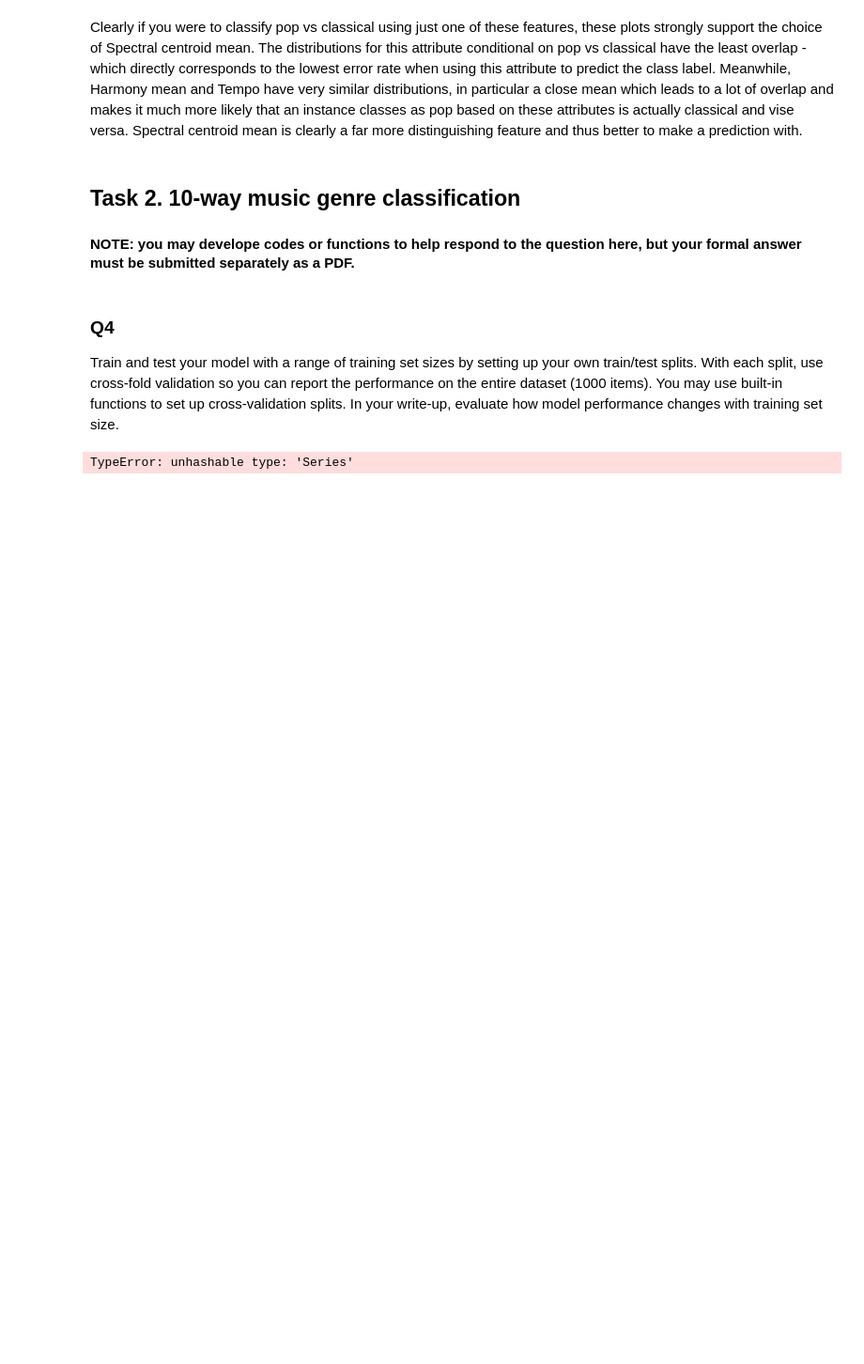
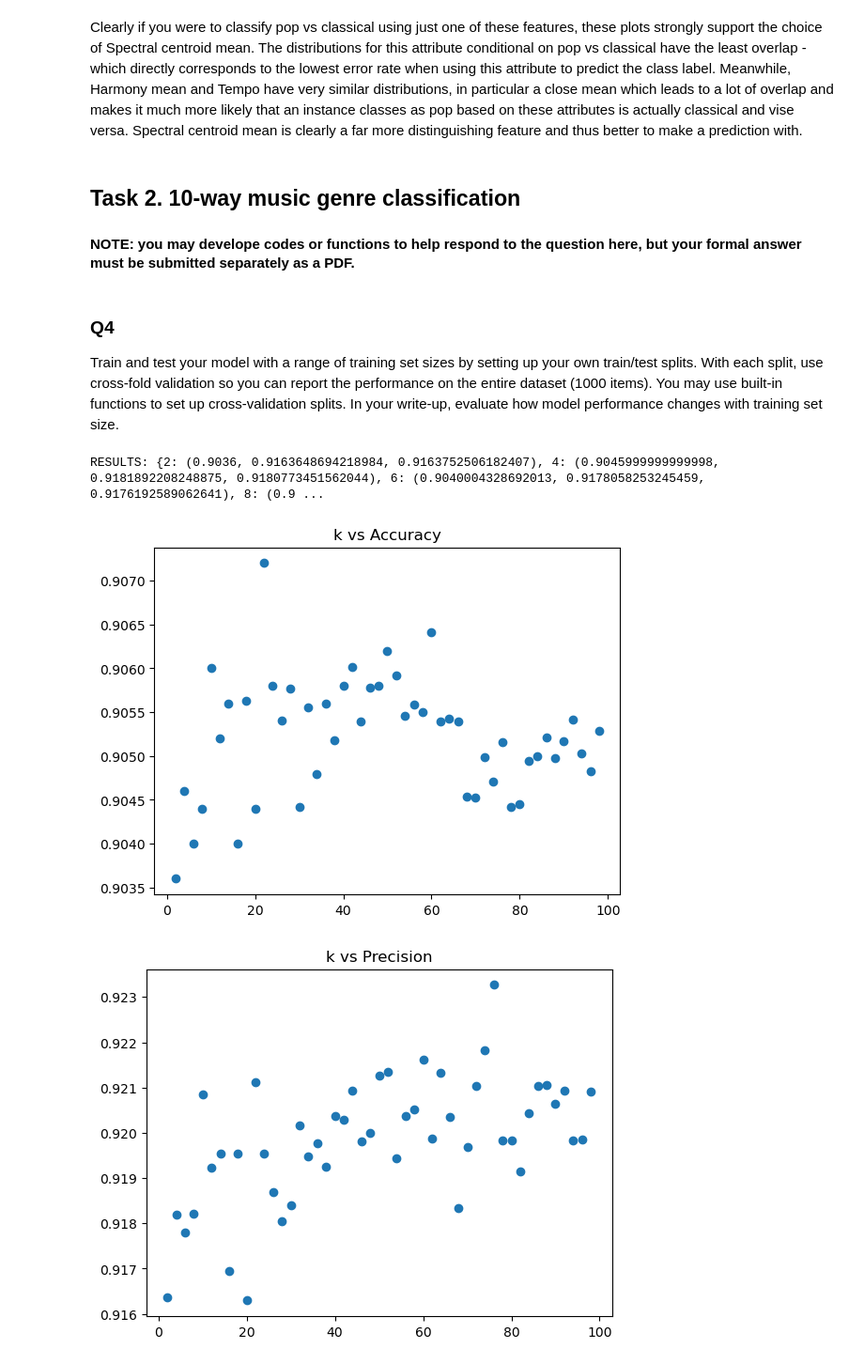
Before and after one commit to ethanhusband/music-classifier, a Jupyter notebook: naive_bayes/COMP30027_2023_asst1.ipynb, the cells around one changed output. Shown: that part at 94% size. Cells and saved outputs as stored; diff of their text form; code cells hidden in the pictures; blank space fills up the shorter version.

```diff
--- a/naive_bayes/COMP30027_2023_asst1.ipynb
+++ b/naive_bayes/COMP30027_2023_asst1.ipynb
@@ -111,9 +111,10 @@ def predict(df, priors, distributions):
         predictions.append(argmax)
 
     # Modify the original dataframe to include the predictions
-    df['prediction'] = predictions
+    merged_df = df.copy()
+    merged_df['prediction'] = predictions
     # We can now move the labels back onto the original dataframe for evaluation
-    return df
+    return merged_df
 
 def log_gaussian(x, distribution):
     """
@@ -227,7 +232,7 @@ Clearly if you were to classify pop vs classical using just one of these feature
 ### Q4
 Train and test your model with a range of training set sizes by setting up your own train/test splits. With each split, use cross-fold validation so you can report the performance on the entire dataset (1000 items). You may use built-in functions to set up cross-validation splits. In your write-up, evaluate how model performance changes with training set size.
 # %%
-from sklearn.model_selection import train_test_split, KFold
+from sklearn.model_selection import KFold
 import matplotlib.pyplot as plt
 
 (train_df, train_labels) = preprocess("gztan_train.csv")
@@ -239,37 +244,61 @@ labelled_test = pd.concat([test_df, test_labels], axis = 1)
 X = pd.concat([train_df, test_df])
 y = pd.concat([train_labels, test_labels])
 unique_labels = np.unique(y)
 
-assert len(X) == 1000
-
 results = {}
 
 # Evaluate the model on various values of K for the K fold cross validation
-for k in range(2, 15):
-    kf = KFold(n_splits=k, shuffle=True, random_state=k)
+for k in range(2, 100, 2):
+    # Should shuffle as looking at the dataset, classes are clumped together
+    kf = KFold(n_splits=k, shuffle=True, random_state=1)
 
-    for i, (train_index, test_index) in enumerate(kf.split(X)):
+    accs = []
+    precisions = []
+    recalls = []
+    for i, (train_index, test_index) in enumerate(kf.split(X, y)):
         # Construct the training and testing set for this split
         X_train = X.iloc[train_index]
         X_test = X.iloc[test_index]
         y_train = y.iloc[train_index]
         y_test = y.iloc[test_index]
 
         (priors, distributions) = train(X_train, y_train)
         X_test = predict(X_test, priors, distributions)
         test_df = pd.concat([X_test, y_test], axis = 1)
 
         tot_acc = 0
         tot_precision = 0
         tot_recall = 0
         # We now want to find the macro-average evaluation for this k-fold cross validation
         for label in unique_labels:
             (acc, precision, recall) = evaluate(test_df, label)
             tot_acc += acc
             tot_precision += precision
             tot_recall += recall
 
         # Append this as the model performance result for this value of k
-        results[k] = (tot_acc / unique_labels.size, tot_precision / unique_labels.size, tot_recall / unique_labels.size)
+        accs.append(tot_acc / unique_labels.size)
+        precisions.append(tot_precision / unique_labels.size)
+        recalls.append(tot_recall / unique_labels.size)
+
+    results[k] = (np.mean(accs), np.mean(precisions), np.mean(recalls))
+
+
+def plotk(metric, metricName, results):
+    X = []
+    y = []
+    for (key, value) in results.items():
+        X.append(key)
+        y.append(value[metric])
+    plt.scatter(X, y)
+    plt.title(f"k vs {metricName}")
+    plt.show()
+
+print("RESULTS:", results)
+plotk(0, "Accuracy", results)
+plotk(1, "Precision", results)
+plotk(2, "Recall", results)
 # %% [output]
-TypeError: unhashable type: 'Series'
+RESULTS: {2: (0.9036, 0.9163648694218984, 0.9163752506182407), 4: (0.9045999999999998, 0.9181892208248875, 0.9180773451562044), 6: (0.9040004328692013, 0.9178058253245459, 0.9176192589062641), 8: (0.9 ...
+[figure, added]
+[figure, added]
```
Also changed, not shown: parts of 6 cells of this notebook.
